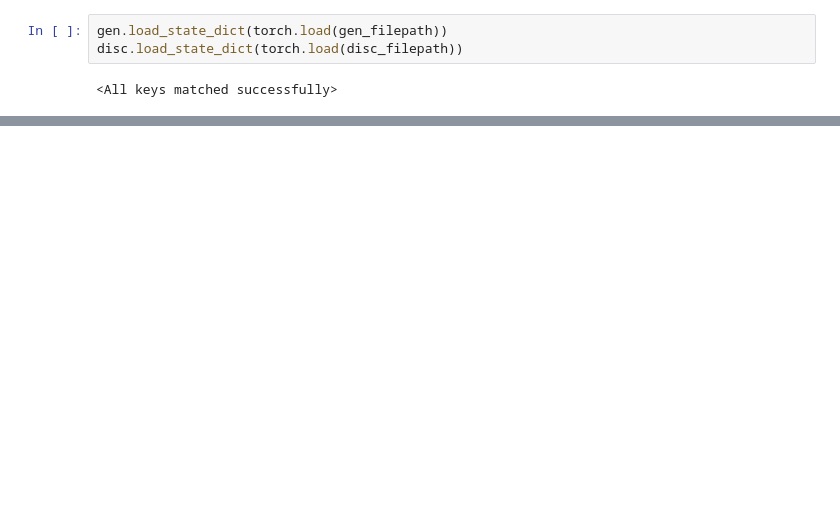
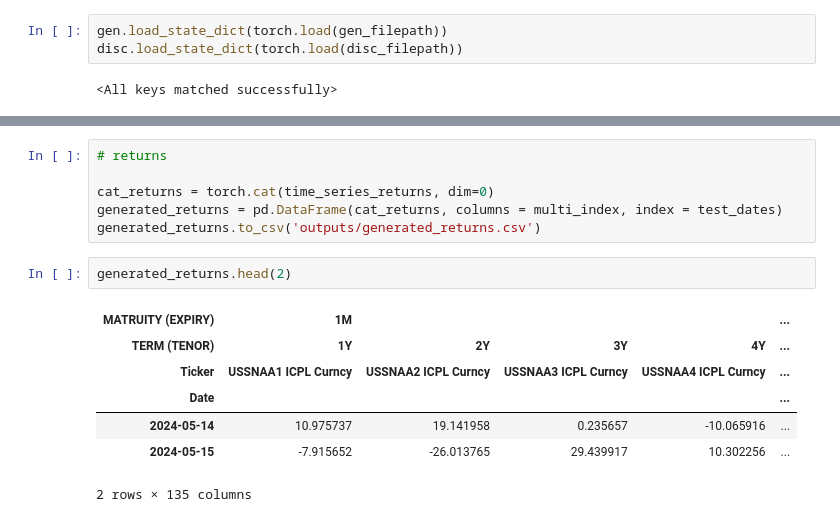
Before and after one commit to ekopen/VolGAN, a Jupyter notebook: main.ipynb, the cells around one changed output, grey strips where cells are left out. Saved outputs shown, nothing was run; the diff lists cells and outputs as text; blank space fills up the shorter version.

```diff
--- a/main.ipynb
+++ b/main.ipynb
@@ -176,0 +271,16 @@ Sample code for the following:
+# %%
+# returns
+
+cat_returns = torch.cat(time_series_returns, dim=0)
+generated_returns = pd.DataFrame(cat_returns, columns = multi_index, index = test_dates)
+generated_returns.to_csv('outputs/generated_returns.csv')
+# %%
+generated_returns.head(2)
+# %% [output]
+| MATRUITY (EXPIRY) | 1M |  |  |  | ... |
+| TERM (TENOR) | 1Y | 2Y | 3Y | 4Y | ... |
+| Ticker | USSNAA1 ICPL Curncy | USSNAA2 ICPL Curncy | USSNAA3 ICPL Curncy | USSNAA4 ICPL Curncy | ... |
+| Date |  |  |  |  | ... |
+| 2024-05-14 | 10.975737 | 19.141958 | 0.235657 | -10.065916 | ... |
+| 2024-05-15 | -7.915652 | -26.013765 | 29.439917 | 10.302256 | ... |
+2 rows × 135 columns
```
Also changed, not shown: parts of 58 cells of this notebook.
